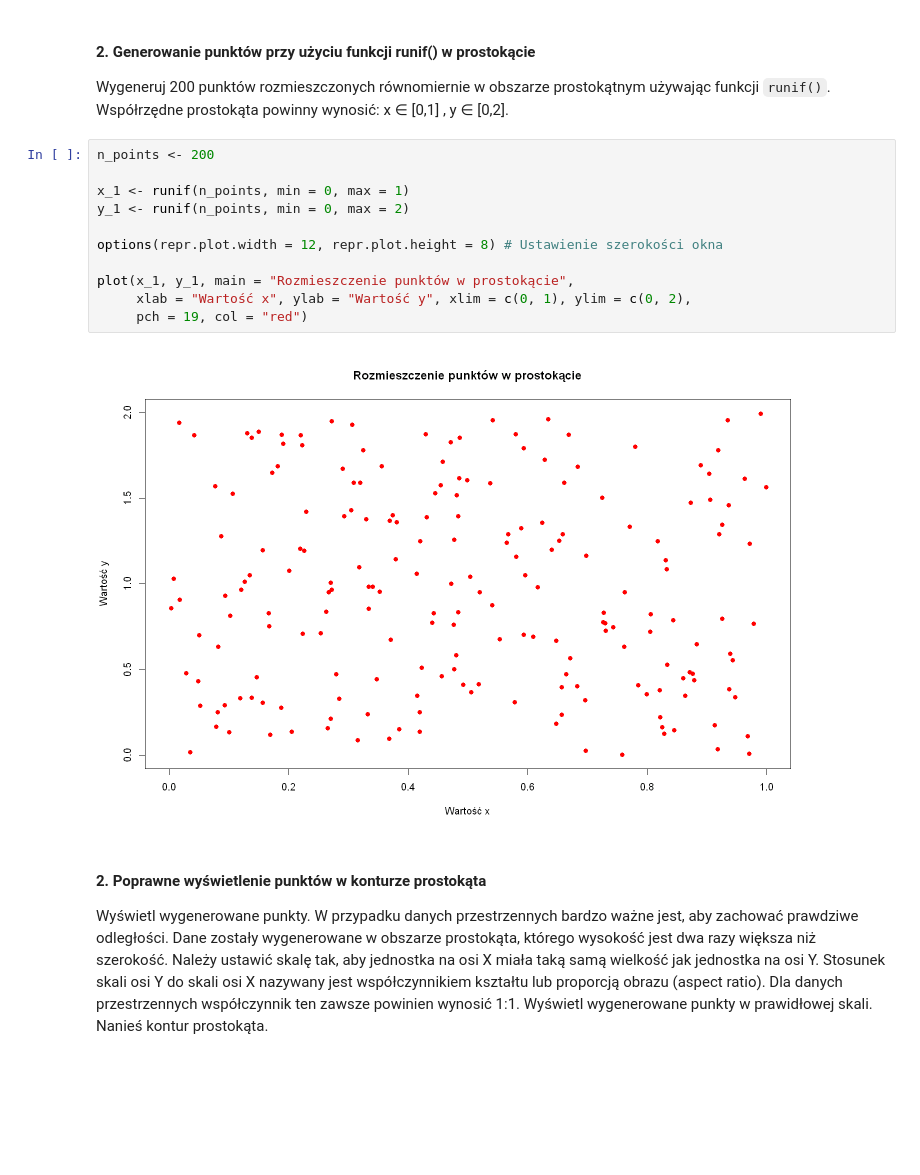
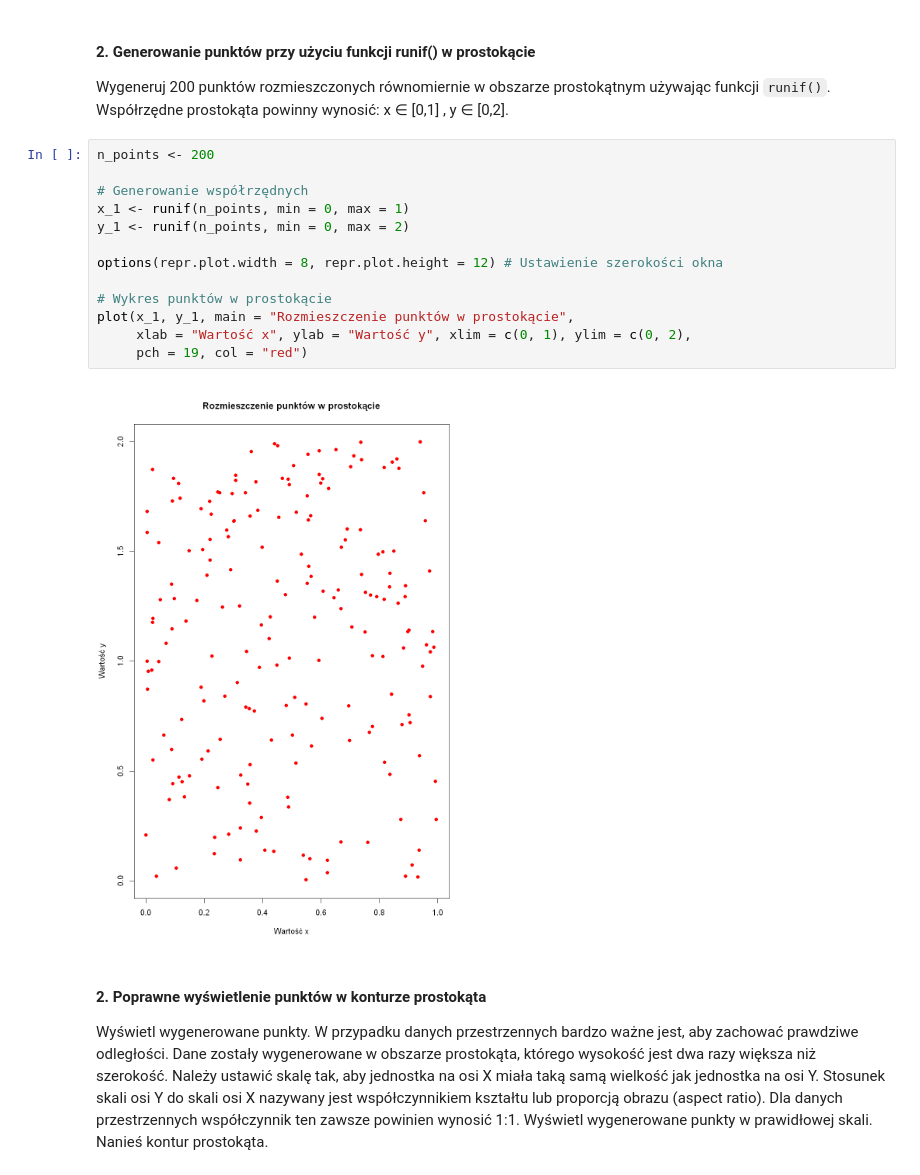
Before and after one commit to saklaskidominik/Spatial_Data_Analysis, a Jupyter notebook: 1_Creating_point_processes_The_Poisson_point_process/1_Creating_point_processes_The_Poisson_point_process.ipynb, the cells around one changed output. Drawn from its saved outputs; the diff is of its cells as text; blank space fills up the shorter version.

```diff
--- a/1_Creating_point_processes_The_Poisson_point_process/1_Creating_point_processes_The_Poisson_point_process.ipynb
+++ b/1_Creating_point_processes_The_Poisson_point_process/1_Creating_point_processes_The_Poisson_point_process.ipynb
@@ -32,16 +32,18 @@ Wygeneruj 200 punktów rozmieszczonych równomiernie w obszarze prostokątnym u
 # %%
 n_points <- 200
 
+# Generowanie współrzędnych
 x_1 <- runif(n_points, min = 0, max = 1)
 y_1 <- runif(n_points, min = 0, max = 2)
 
-options(repr.plot.width = 12, repr.plot.height = 8) # Ustawienie szerokości okna
+options(repr.plot.width = 8, repr.plot.height = 12) # Ustawienie szerokości okna
 
+# Wykres punktów w prostokącie
 plot(x_1, y_1, main = "Rozmieszczenie punktów w prostokącie",
      xlab = "Wartość x", ylab = "Wartość y", xlim = c(0, 1), ylim = c(0, 2),
      pch = 19, col = "red")
 # %% [output]
-[figure, old version]
+[figure, new version]
 # %% [markdown]
 #### 2. Poprawne wyświetlenie punktów w konturze prostokąta
 Wyświetl wygenerowane punkty. W przypadku danych przestrzennych bardzo ważne jest, aby
```
Also changed, not shown: parts of 5 cells of this notebook.
